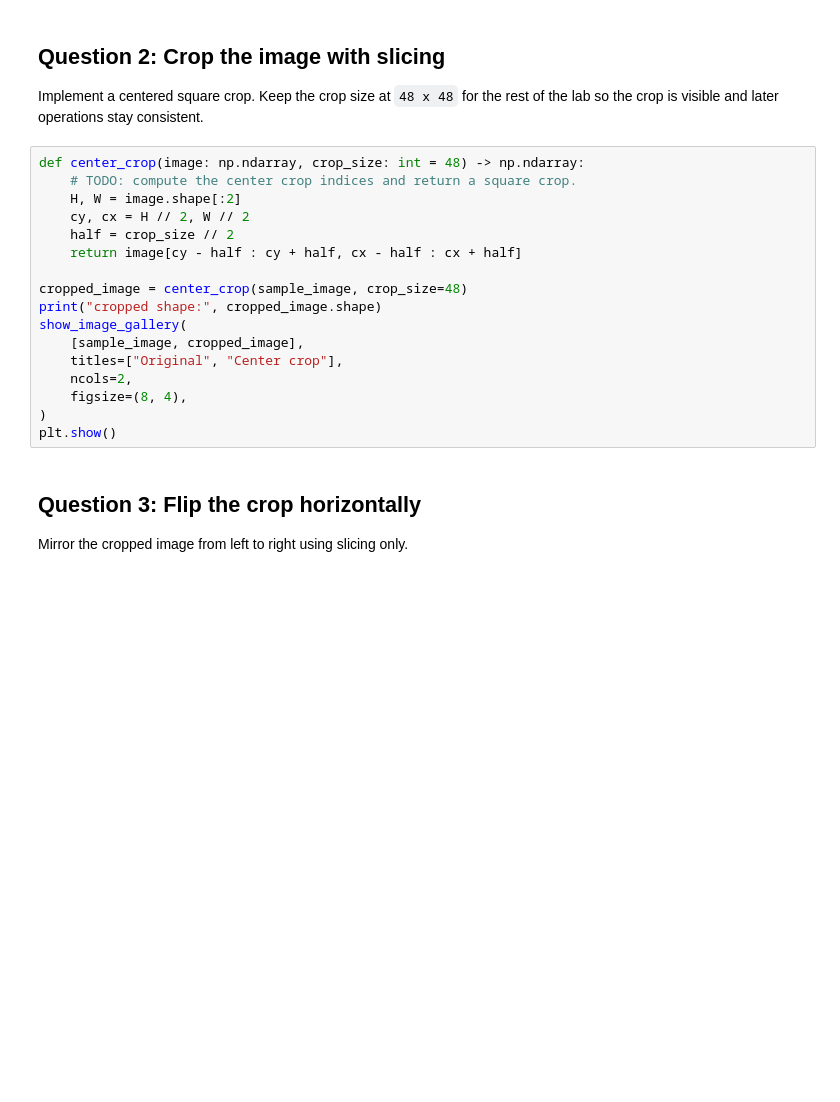
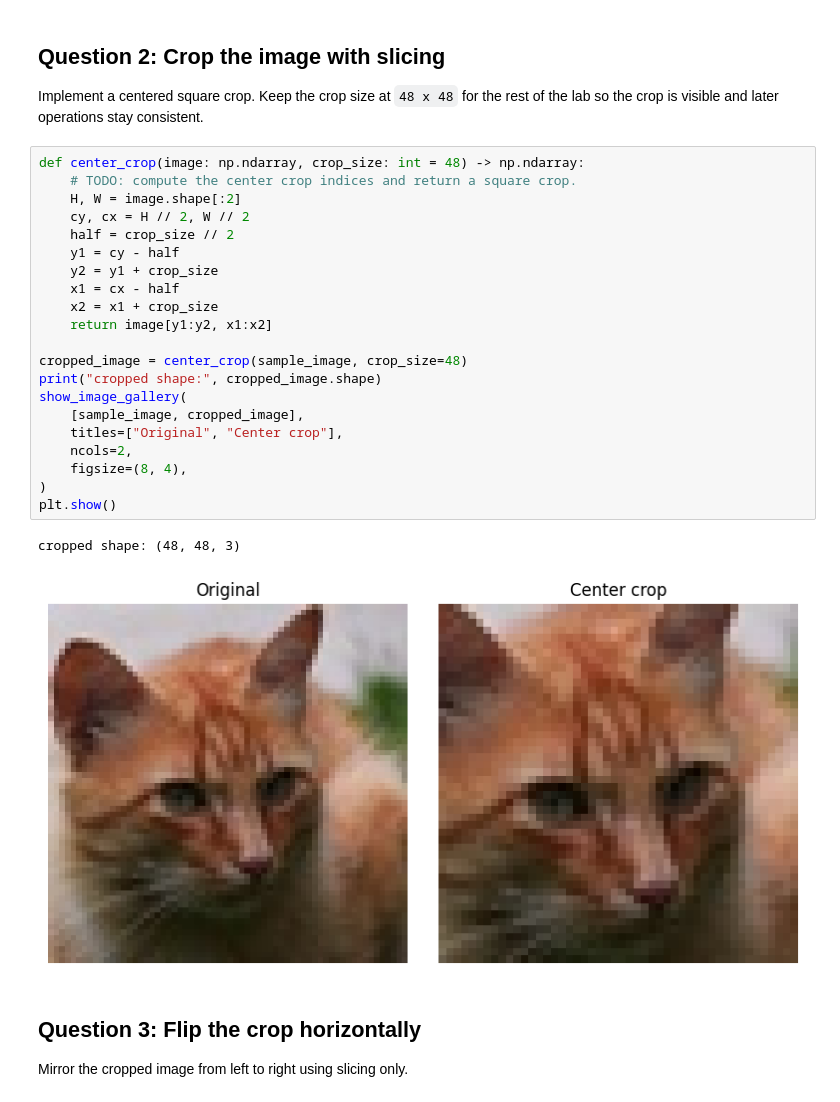
Before and after one commit to vgu-dsai-2026/lab-1-numpy-belfee, a Jupyter notebook: notebook.ipynb, the cells around one changed output. Drawn from its saved outputs; the diff is of its cells as text; blank space fills up the shorter version.

```diff
--- a/notebook.ipynb
+++ b/notebook.ipynb
@@ -163,20 +174,27 @@ Implement a centered square crop. Keep the crop size at `48 x 48` for the rest o
 # %%
 def center_crop(image: np.ndarray, crop_size: int = 48) -> np.ndarray:
     # TODO: compute the center crop indices and return a square crop.
     H, W = image.shape[:2]
     cy, cx = H // 2, W // 2
     half = crop_size // 2
-    return image[cy - half : cy + half, cx - half : cx + half]
+    y1 = cy - half
+    y2 = y1 + crop_size
+    x1 = cx - half
+    x2 = x1 + crop_size
+    return image[y1:y2, x1:x2]
 
 cropped_image = center_crop(sample_image, crop_size=48)
 print("cropped shape:", cropped_image.shape)
 show_image_gallery(
     [sample_image, cropped_image],
     titles=["Original", "Center crop"],
     ncols=2,
     figsize=(8, 4),
 )
 plt.show()
+# %% [output]
+cropped shape: (48, 48, 3)
+[figure, added]
 # %% [markdown]
 ## Question 3: Flip the crop horizontally
 
```
Also changed, not shown: parts of 11 cells of this notebook.
